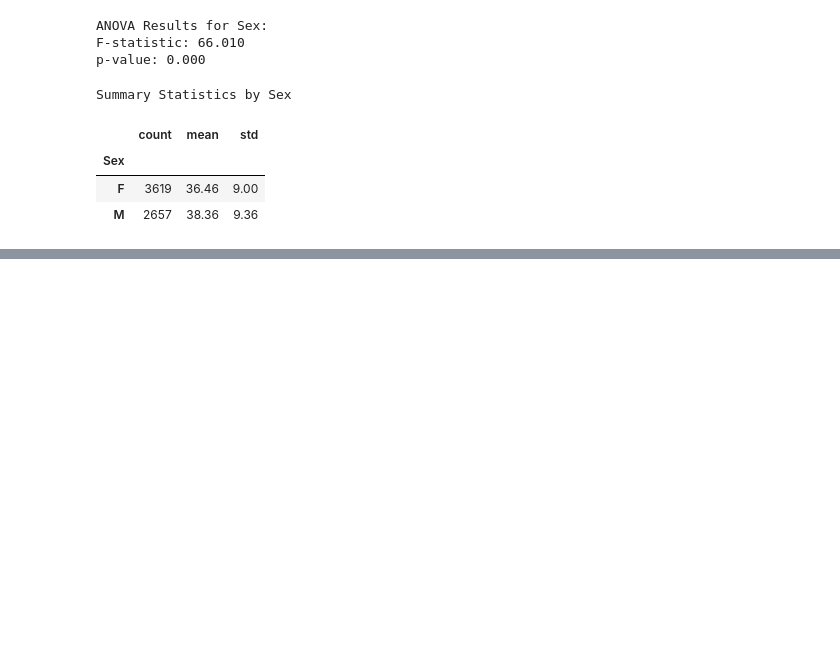
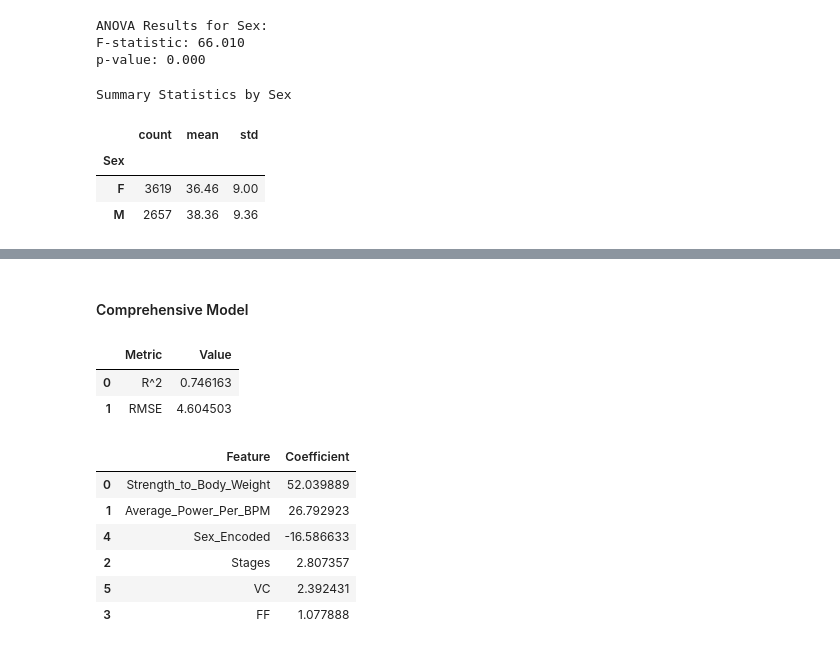
Before and after one commit to anthnypaul/fitness_scores_analysis_csuf, a Jupyter notebook: totalFitnessFactorScore.ipynb, the cells around one changed output, grey strips where cells are left out. Saved outputs shown, nothing was run; the diff lists cells and outputs as text; code cells hidden in the pictures; blank space fills up the shorter version.

Commit message:
Refactored the Models for better results

```diff
--- a/totalFitnessFactorScore.ipynb
+++ b/totalFitnessFactorScore.ipynb
@@ -712,0 +713,24 @@ evaluate_model("Comprehensive Model", comprehensive_model_features)
+# %% [markdown]
+#### Comprehensive Model
+# %%
+comprehensive_model_features = [
+    'Strength_to_Body_Weight',
+    'Average_Power_Per_BPM',
+    'Stages',
+    'FF',
+    'Sex_Encoded',
+    'VC'
+]
+
+evaluate_model("Comprehensive Model", comprehensive_model_features)
+# %% [output]
+|  | Metric | Value |
+| 0 | R^2 | 0.746163 |
+| 1 | RMSE | 4.604503 |
+|  | Feature | Coefficient |
+| 0 | Strength_to_Body_Weight | 52.039889 |
+| 1 | Average_Power_Per_BPM | 26.792923 |
+| 4 | Sex_Encoded | -16.586633 |
+| 2 | Stages | 2.807357 |
+| 5 | VC | 2.392431 |
+| 3 | FF | 1.077888 |
```
Also changed, not shown: parts of 27 cells of this notebook.
